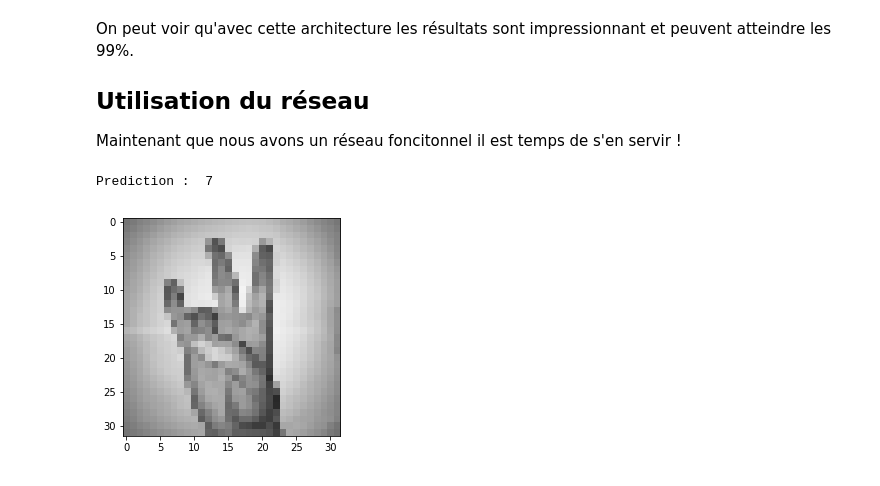
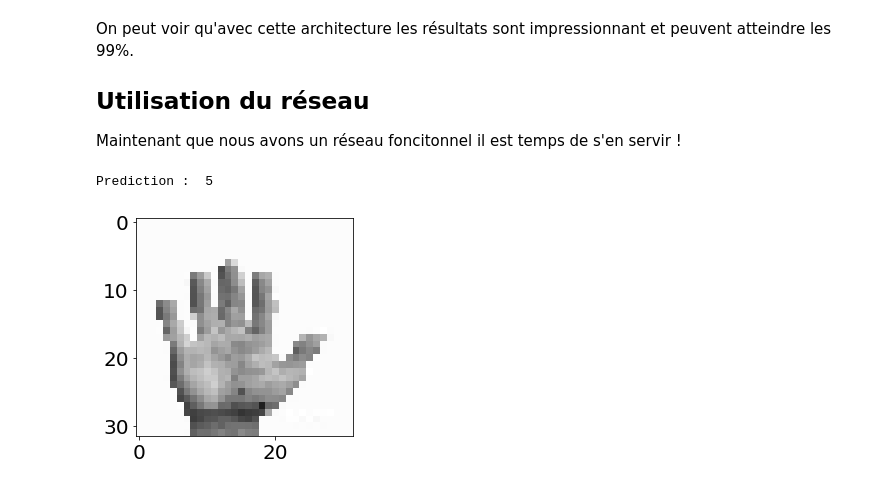
Before and after one commit to CuadrosNicolas/SignLanguageRecognition, a Jupyter notebook: Sign Language Number Recognition.ipynb, the cells around one changed output. Cells and saved outputs as stored; diff of their text form; code cells hidden in the pictures.

```diff
--- a/Sign Language Number Recognition.ipynb
+++ b/Sign Language Number Recognition.ipynb
@@ -63,10 +135,0 @@ Pour avoir des datasets cohérents il faut aussi mélanger les données de bases
-# %%
-#Mélange du dataset
-temp_s = []
-for i in range(len(classes)):
-    temp_s.append([images[i],classes[i] ])
-shuffle(temp_s)
-for i in range(len(classes)):
-    [im,c] = temp_s[i]
-    images[i] = im
-    classes[i] = c
@@ -322,7 +330,7 @@ class Net_RES_32(nn.Module):
         #x = F.relu(self.fc1_b(x))
         x = self.fc2(x)
         return F.log_softmax(x, dim=1)
-criterion = nn.NLLLoss()
+criterion =  F.nll_loss
 model = Net_RES_32().to(device)
 optimizer = torch.optim.Adam(model.parameters(), lr=0.003)
 # %% [markdown]
@@ -355,0 +338,2 @@ max acc :  98.54368932038835
+# %%
+train_model(model,criterion,1000)
@@ -372,49 +361,36 @@ def map_result(tensor):
         6 : 4,
         7 : 3,
         8 : 2,
         9 : 5,
     }
-
-    '''
-        0 : 3,
-        1 : 0,
-        2 : 3,
-        3 : 3,
-        4 : 1,
-        5 : 3,
-        6 : 4,
-        7 : 3,
-        8 : 2,
-        9 : 5,
-    '''
     return map[tensor.argmax(dim=1, keepdim=True)[0][0].item()]
 
 
 #Chargement du dernier meilleur model
 model.load_state_dict(torch.load("./best_res.pth"))
 def test_on(model,path):
     model.eval()
     #Normalisation de l'image
     Trans = transforms.Compose([
                 transforms.ToTensor(),
                 transforms.Normalize((0.5,), (0.5,)),
             ])
     im = Image.open(path).convert('L').resize((32,32))
     plt.imshow(im)
     #Conversion en variable pytorch
     im = torch.autograd.Variable(Trans(im).unsqueeze_(0))
     #Evaluation
     with torch.no_grad():
             im = im.to(device)
             output = model(im)
             print("Prediction : ",map_result(output))
 
 #Test sur une image
 #Il suffit de changer le chemin pour essayer sur une image.
-test_on(model,"./datas/eval/hand_412.png")
+test_on(model,"./datas/eval/image_3.jpg")
 # %% [output]
-Prediction :  7
+Prediction :  5
-[figure, old version]
+[figure, new version]
 # %%
 #Affichage d'une image de référence pour vérifier la prédiction
 base = Image.open("./datas/eval/base.jpg")
```
Also changed, not shown: parts of 16 cells of this notebook, 3 other files.
